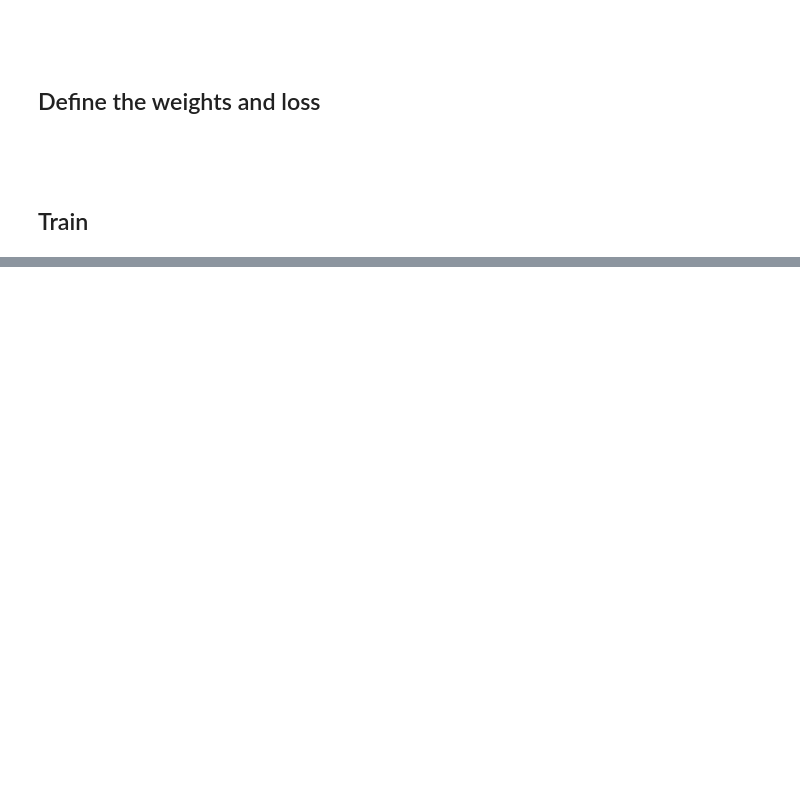
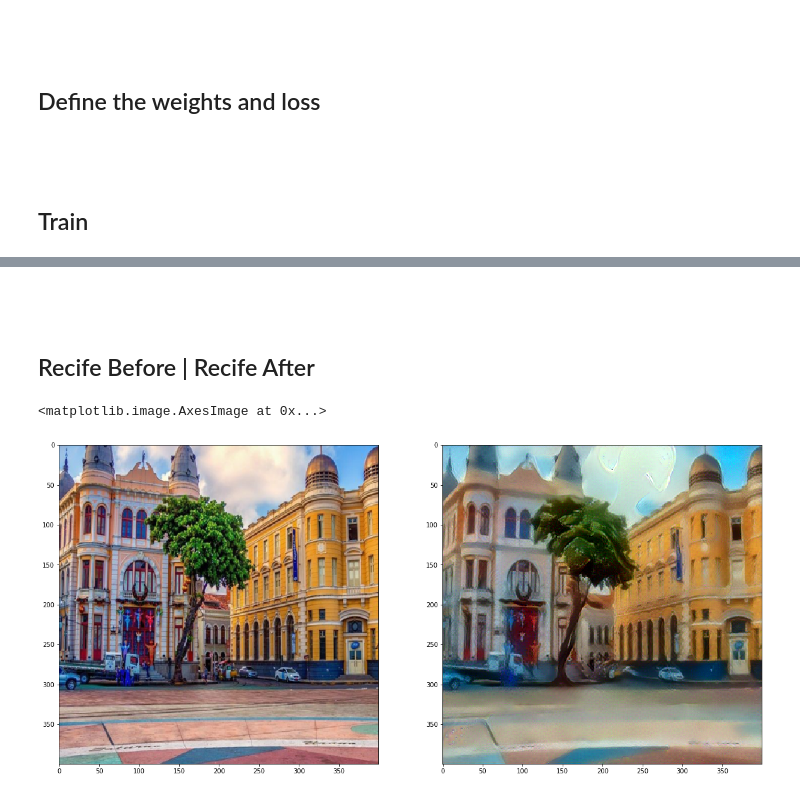
Before and after one commit to alaurentinoofficial/style-transfer, a Jupyter notebook: Model.ipynb, the cells around one changed output, grey strips where cells are left out. Saved outputs shown, nothing was run; the diff lists cells and outputs as text; code cells hidden in the pictures; blank space fills up the shorter version.

```diff
--- a/Model.ipynb
+++ b/Model.ipynb
@@ -223,0 +227,12 @@ KeyboardInterrupt:
+# %% [markdown]
+<br/>
+<br/>
+
+## Recife Before | Recife After
+# %%
+fig, (ax1, ax2) = plt.subplots(1, 2, figsize=(20, 10))
+ax1.imshow(convert_tensor_to_img(content))
+ax2.imshow(convert_tensor_to_img(target))
+# %% [output]
+<matplotlib.image.AxesImage at 0x...>
+[figure, added]
```
Also changed, not shown: parts of 4 cells of this notebook.
